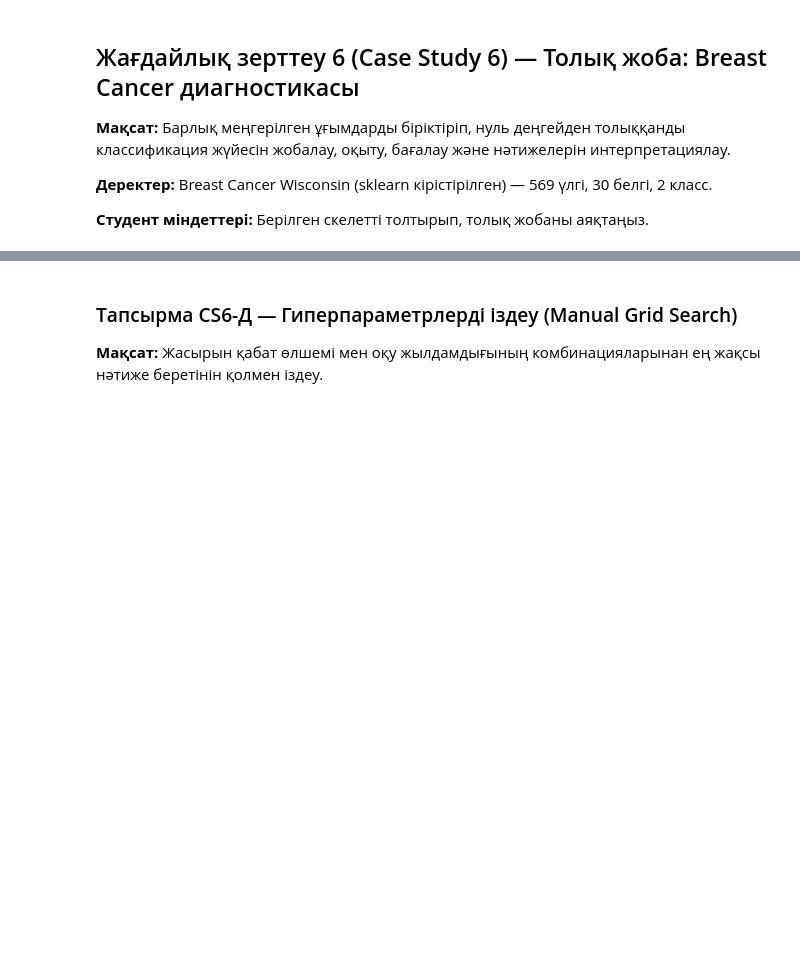
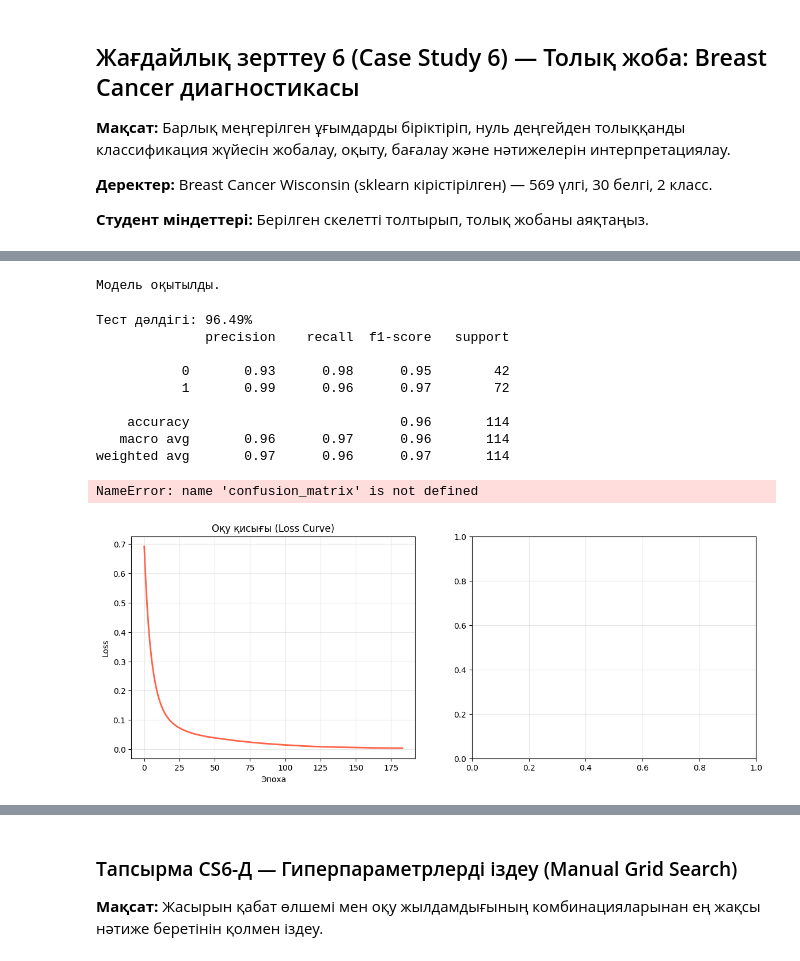
Before and after one commit to ansaganakhat/project-1, a Jupyter notebook: Нейрондық_желілер_негіздері.ipynb, the cells around one changed output, grey strips where cells are left out. Drawn from its saved outputs; the diff is of its cells as text; code cells hidden in the pictures; blank space fills up the shorter version.

```diff
--- a/Нейрондық_желілер_негіздері.ipynb
+++ b/Нейрондық_желілер_негіздері.ipynb
@@ -1819,52 +2076,86 @@ plt.show()
 
 # TODO: Деректерді нормализациялаңыз
 scaler_c6 = StandardScaler()
-X_c6_scaled = # ???
+X_c6_scaled = scaler_c6.fit_transform(X_c6)
 
 # TODO: train_test_split орындаңыз (test_size=0.2, random_state=42, stratify=y_c6)
-X_c6_train, X_c6_test, y_c6_train, y_c6_test = # ???
+X_c6_train, X_c6_test, y_c6_train, y_c6_test = train_test_split(
+    X_c6_scaled,
+    y_c6,
+    test_size=0.2,
+    random_state=42,
+    stratify=y_c6
+)
 
-# TODO: MLPClassifier жасаңыз:
-# - hidden_layer_sizes=(64, 32)
-# - activation='relu'
-# - max_iter=1000
-# - learning_rate_init=0.001
-# - random_state=42
-clf_c6 = # ???
+# Модель
+clf_c6 = MLPClassifier(
+    hidden_layer_sizes=(64, 32),
+    activation='relu',
+    max_iter=1000,
+    learning_rate_init=0.001,
+    random_state=42
+)
 
-# TODO: Моделді оқытыңыз
-# ???
+# Оқыту
+clf_c6.fit(X_c6_train, y_c6_train)
 
 print("Модель оқытылды.")
+# %% [output]
+Модель оқытылды.
 # %%
 # Case Study 6 — Бөлім В: Бағалау және интерпретация
 
 # TODO: Тест жиынында болжам жасаңыз
-y_c6_pred = # ???
+y_c6_pred = clf_c6.predict(X_c6_test)
 
 # TODO: Дәлдікті есептеңіз
-acc_c6 = # ???
+acc_c6 =  accuracy_score(y_c6_test, y_c6_pred)
 print(f"Тест дәлдігі: {acc_c6 * 100:.2f}%")
 
 # TODO: classification_report басып шығарыңыз
 # print(classification_report(...))
-
+print(classification_report(y_c6_test, y_c6_pred))
 # TODO: Оқу қисығын салыңыз (clf_c6.loss_curve_)
 # Кеңес: MLPClassifier-дің loss_curve_ атрибуты оқу кезіндегі жоғалту тарихын сақтайды
 fig, axes = plt.subplots(1, 2, figsize=(14, 5))
 
 # TODO: axes[0]-ге оқу қисығын салыңыз
-# ???
+axes[0].plot(clf_c6.loss_curve_, color='tomato', linewidth=2)
+axes[0].set_title("Оқу қисығы (Loss Curve)")
+axes[0].set_xlabel("Эпоха")
+axes[0].set_ylabel("Loss")
 
 # TODO: axes[1]-ге шатасу матрицасын (confusion matrix) салыңыз
-# Кеңес: sklearn.metrics.confusion_matrix қолданыңыз
-# from sklearn.metrics import confusion_matrix
-# cm = confusion_matrix(y_c6_test, y_c6_pred)
-# axes[1].imshow(cm, cmap='Blues')
-# ???
+cm = confusion_matrix(y_c6_test, y_c6_pred)
+
+im = axes[1].imshow(cm, cmap='Blues')
+plt.colorbar(im, ax=axes[1])
+
+axes[1].set_title("Confusion Matrix")
+axes[1].set_xlabel("Болжам")
+axes[1].set_ylabel("Нақты")
+
+# мәндерді жазу
+for i in range(cm.shape[0]):
+    for j in range(cm.shape[1]):
+        axes[1].text(j, i, cm[i, j],
+                     ha='center', va='center',
+                     color='black', fontsize=12)
 
 plt.tight_layout()
 plt.show()
+# %% [output]
+Тест дәлдігі: 96.49%
+              precision    recall  f1-score   support
+
+           0       0.93      0.98      0.95        42
+           1       0.99      0.96      0.97        72
+
+    accuracy                           0.96       114
+   macro avg       0.96      0.97      0.96       114
+weighted avg       0.97      0.96      0.97       114
+NameError: name 'confusion_matrix' is not defined
+[figure, added]
 # %%
 # Case Study 6 — Бөлім Г: Белгілер маңыздылығы
 # Permutation importance арқылы белгілер маңыздылығын бағалаймыз
```
Also changed, not shown: parts of 23 cells of this notebook.
